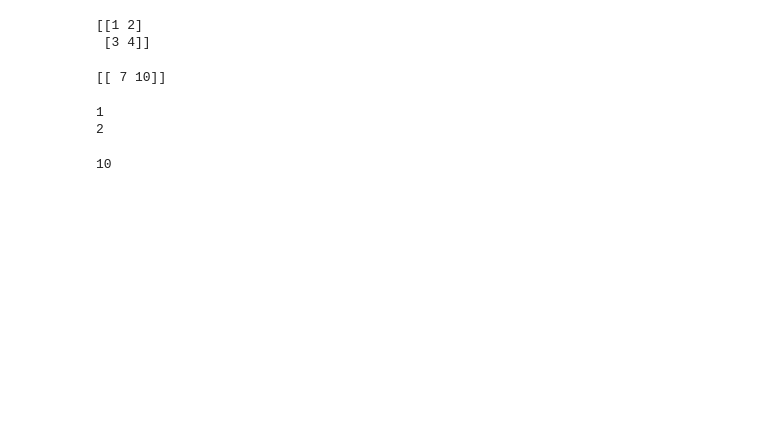
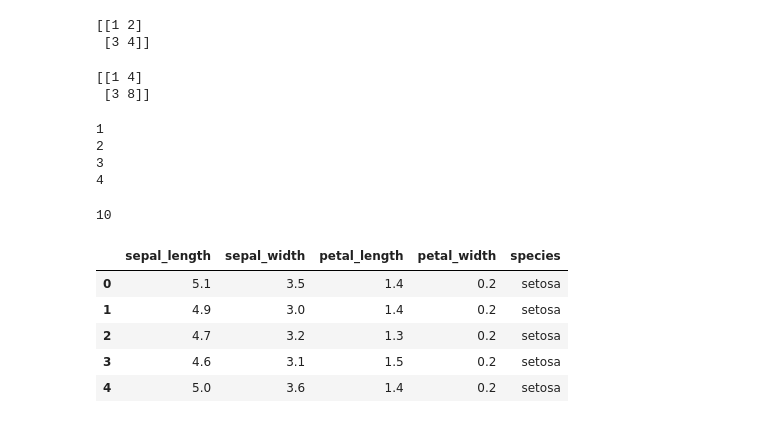
Before and after one commit to tlooden/BMS13, a Jupyter notebook: BMS13python.ipynb, the cells around one changed output. Saved outputs shown, nothing was run; the diff lists cells and outputs as text; code cells hidden in the pictures; blank space fills up the shorter version.

```diff
--- a/BMS13python.ipynb
+++ b/BMS13python.ipynb
@@ -31,19 +64,26 @@ print(some_matrix)
 [[1 2]
  [3 4]]
 # %%
-b= np.array([1,2])
+more_numbers = [1,2]
+
+b= np.array(more_numbers)
 
 result = b*some_matrix
 
+result = np.multiply(b,some_matrix)
+
 print(result)
 # %% [output]
-[[ 7 10]]
+[[1 4]
+ [3 8]]
 # %%
-for i in some_number:
+for i in some_numbers:
   print(i)
 # %% [output]
 1
 2
+3
+4
 # %%
 def my_sum(A):
   out = np.sum(A)
@@ -54,3 +94,16 @@ result = my_sum(some_matrix)
 print(result)
 # %% [output]
 10
+# %%
+# Seaborn has some sample datasets we can load and play with
+
+iris = sns.load_dataset('iris')
+
+iris.head()
+# %% [output]
+|  | sepal_length | sepal_width | petal_length | petal_width | species |
+| 0 | 5.1 | 3.5 | 1.4 | 0.2 | setosa |
+| 1 | 4.9 | 3.0 | 1.4 | 0.2 | setosa |
+| 2 | 4.7 | 3.2 | 1.3 | 0.2 | setosa |
+| 3 | 4.6 | 3.1 | 1.5 | 0.2 | setosa |
+| 4 | 5.0 | 3.6 | 1.4 | 0.2 | setosa |
```
Also changed, not shown: parts of 9 cells of this notebook.
